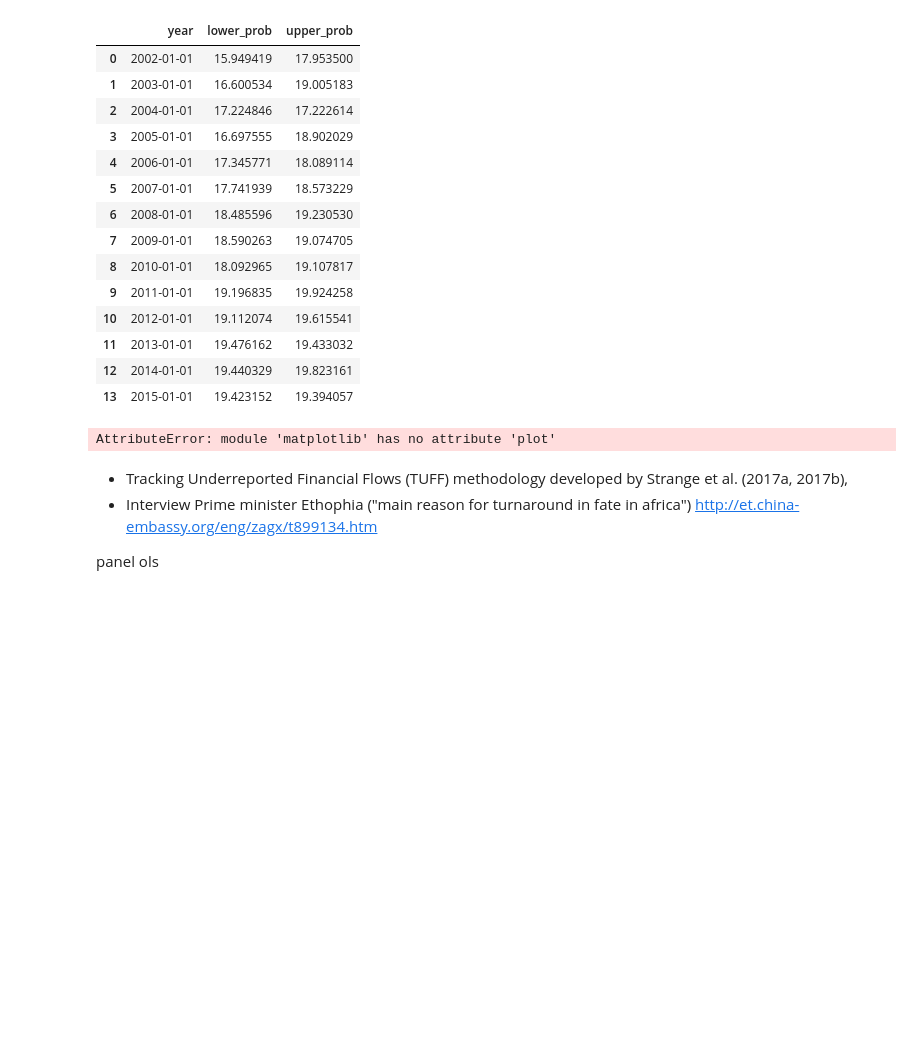
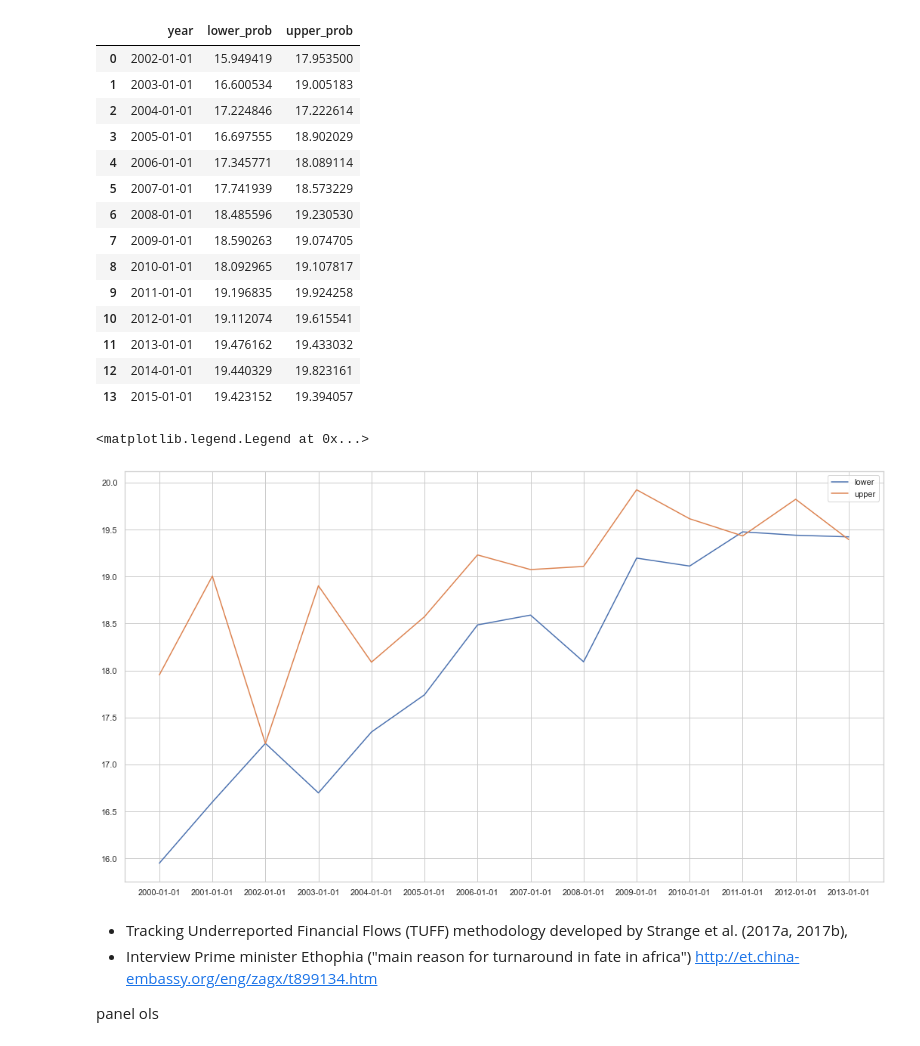
Before and after one commit to JonathanWillnow/ose-data-science-course-project-JonathanWillnow, a Jupyter notebook: JonathanWillnowOSE.ipynb, the cells around one changed output. Drawn from its saved outputs; the diff is of its cells as text; code cells hidden in the pictures; blank space fills up the shorter version.

```diff
--- a/JonathanWillnowOSE.ipynb
+++ b/JonathanWillnowOSE.ipynb
@@ -369,9 +414,3 @@ There are two variables for which we could define such proper subgroups:
 # Extension here?
 
 In the following, I will partly rebuild Table I which consists out of fixed- and random effect models as well as OLS models. As the authors, I will start with random effect models
-# %%
-# prepare data
-data3_= data3.set_index(["countryname", "year"])
-exog_variables = ["A_LINLINECHN","A_Ltaiwanr","A_Ltrade_con_ln","A_D99petroleum",
-                  "A_LDebtGDP","A_Lpolity2","A_Lgdppc_con_ln", "A_Lpopulation_ln","A_Lenglish"]
-exog = sm.tools.add_constant(data3_[exog_variables])
@@ -736,7 +775,7 @@ years1 = ["2002-01-01","2003-01-01","2004-01-01","2005-01-01","2006-01-01","2007
 years2 = ["2000-01-01","2001-01-01","2002-01-01","2003-01-01","2004-01-01","2005-01-01","2006-01-01","2007-01-01",
           "2008-01-01","2009-01-01","2010-01-01","2011-01-01","2012-01-01","2013-01-01"]
 
-results_df = pd.DataFrame(columns = ["year", "lower_prob", "upper_prob"])
+results_df2 = pd.DataFrame(columns = ["year", "lower_prob", "upper_prob"])
 count = 0
 for year in years2:
     df_help = data3[data3.year == year]
@@ -747,10 +786,10 @@ for year in years2:
     lower = np.log(df_help.OFa_all_con[df_help.prob_PRCaid_2000 < 0.5].mean())
     upper = np.log(df_help.OFa_all_con[df_help.prob_PRCaid_2000 >= 0.5].mean())
 
-    results_df.loc[count] = [years1[count],lower,upper]
+    results_df2.loc[count] = [years1[count],lower,upper]
     count +=1
 
-results_df
+results_df2
 # %% [output]
 2000-01-01
 2001-01-01
@@ -781,19 +820,16 @@ results_df
 | 11 | 2013-01-01 | 19.476162 | 19.433032 |
 | 12 | 2014-01-01 | 19.440329 | 19.823161 |
 | 13 | 2015-01-01 | 19.423152 | 19.394057 |
-# %%
-#sns.lineplot(results_df["lower_prob"], x = "year")
-plt.plot("year", "lower_prob", data = results_df)
-plt.plot("year", "upper_prob", data = results_df)
-# %% [output]
-AttributeError: module 'matplotlib' has no attribute 'plot'
 # %%
 sns.set_theme(style="whitegrid")
-fig, axes = plt.subplots(figsize=(18, 10))
+fig, axes = plt.pyplot.subplots(figsize=(18, 10))
 
-ax = plt.plot("year", "lower_prob", data = results_df, label = "lower")
-ax = plt.plot("year", "upper_prob", data = results_df, label = "upper")
-plt.legend()
+ax = plt.pyplot.plot("year", "lower_prob", data = results_df, label = "lower")
+ax = plt.pyplot.plot("year", "upper_prob", data = results_df, label = "upper")
+plt.pyplot.legend()
+# %% [output]
+<matplotlib.legend.Legend at 0x...>
+[figure, added]
 # %%
 df_help.prob_PRCaid_2000 < 0.5
 # %% [markdown]
```
Also changed, not shown: parts of 12 cells of this notebook.
